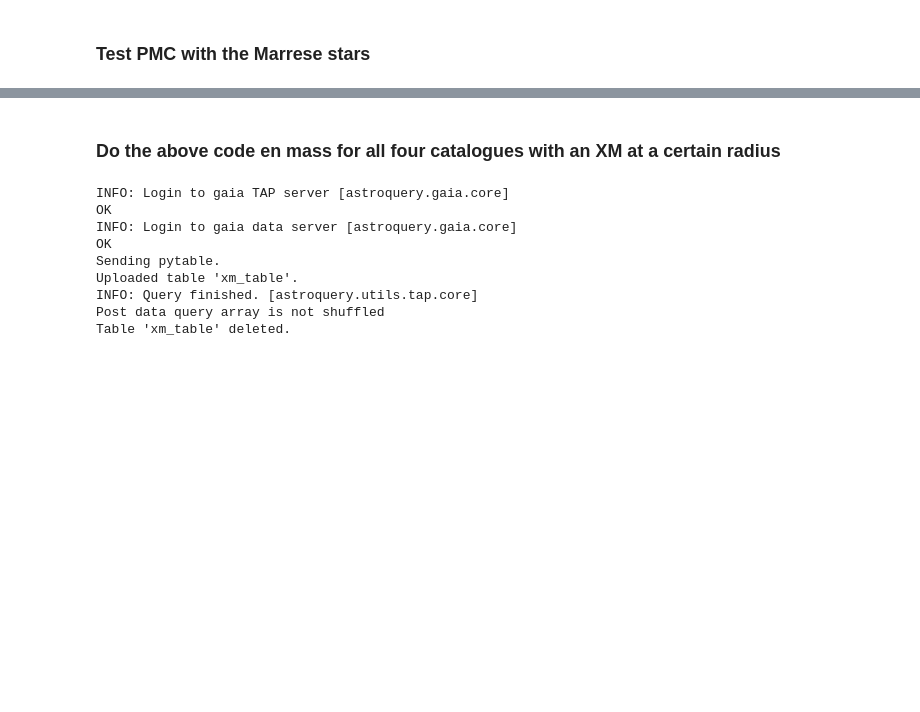
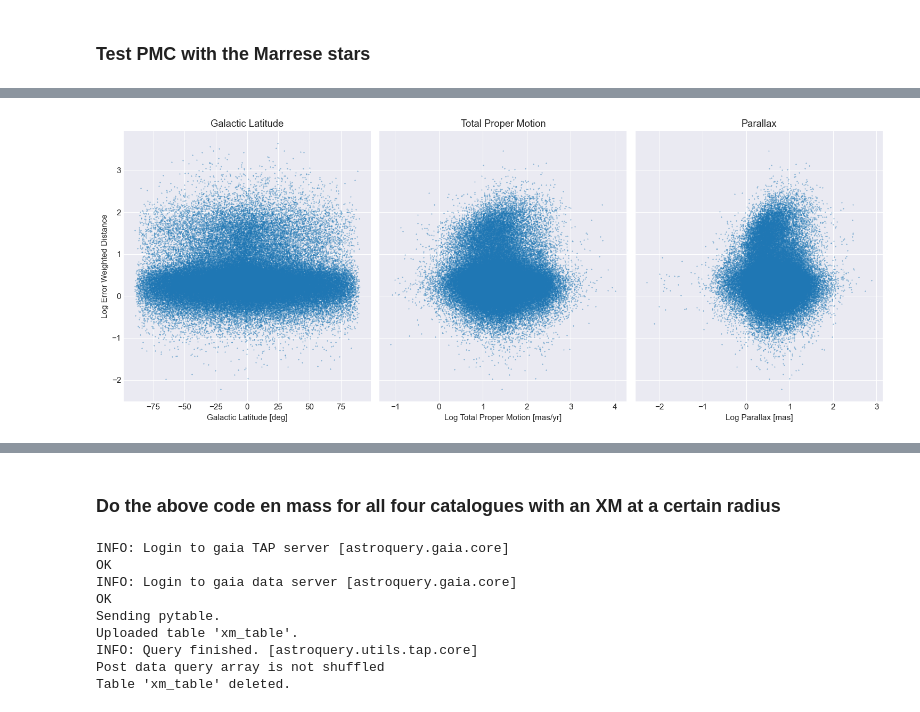
Before and after one commit to RenVit318/masterproject, a Jupyter notebook: src/notebooks/crossmatch_analysis.ipynb, the cells around one changed output, grey strips where cells are left out. Saved outputs shown, nothing was run; the diff lists cells and outputs as text; code cells hidden in the pictures; blank space fills up the shorter version.

```diff
--- a/src/notebooks/crossmatch_analysis.ipynb
+++ b/src/notebooks/crossmatch_analysis.ipynb
@@ -1091,0 +1062,26 @@ cb.set_label(r'EW_Dist$_{EIB}$ - EW_Dist$_{PMC+EIB}$')
+# %%
+# Astrometric Properties
+plx = pos_gaia_table_full['parallax_prop']
+pm_tot = np.sqrt((marrese_gdata[:, 2])**2. + (marrese_gdata[:, 3])**2.)
+gal_lat = marrese_gdata[:, 8]
+
+
+fig, axs = plt.subplots(1,3, figsize=(15,6), tight_layout=True, sharey=True)
+
+size=0.1
+axs[0].scatter(gal_lat, np.log10(error_w_distances), s=size)
+axs[1].scatter(np.log10(pm_tot), np.log10(error_w_distances), s=size)
+axs[2].scatter(np.log10(plx), np.log10(error_w_distances), s=size)
+
+axs[0].set_ylabel('Log Error Weighted Distance')
+axs[0].set_xlabel('Galactic Latitude [deg]')
+axs[1].set_xlabel('Log Total Proper Motion [mas/yr]')
+axs[2].set_xlabel('Log Parallax [mas]')
+
+axs[0].set_title('Galactic Latitude')
+axs[1].set_title('Total Proper Motion')
+axs[2].set_title('Parallax')
+plt.savefig(fpath+'error_norm_distance_various.png', bbox_inches='tight', transparent=True)
+plt.show()
+# %% [output]
+[figure, added]
```
Also changed, not shown: parts of 64 cells of this notebook, 6 other files.
